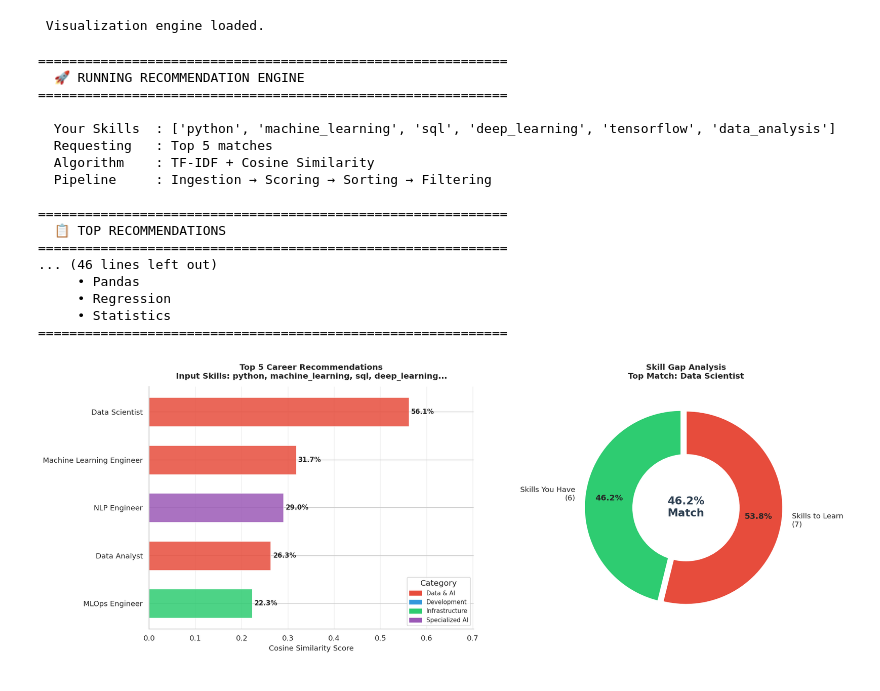
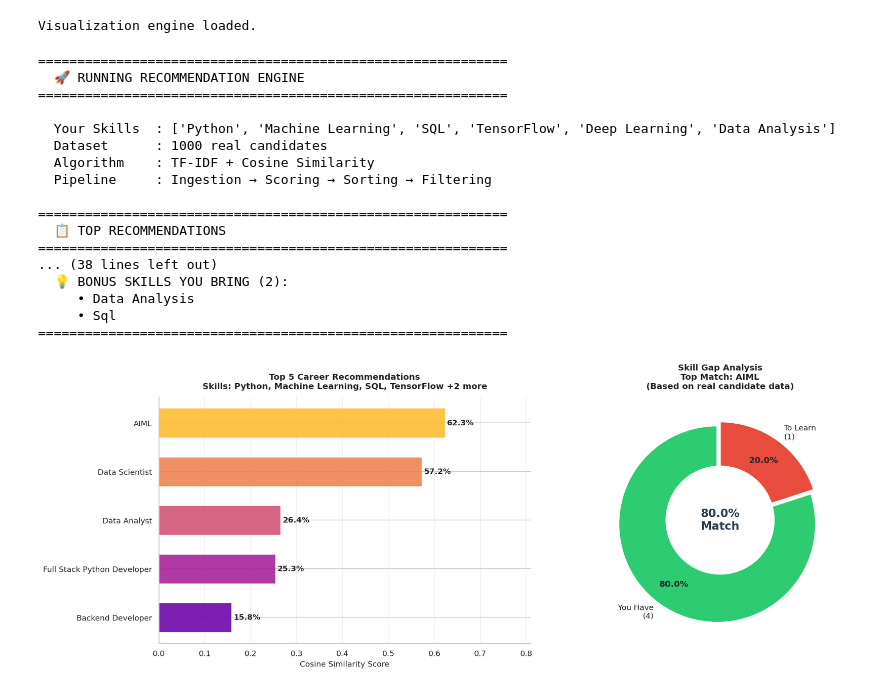
Before and after one commit to kashafkamran/decodelabs-ai-internship, a Jupyter notebook: DecodeLabs_P3_TechStack_Recommender.ipynb, the cells around one changed output. Cells and saved outputs as stored; diff of their text form; code cells hidden in the pictures.

```diff
--- a/DecodeLabs_P3_TechStack_Recommender.ipynb
+++ b/DecodeLabs_P3_TechStack_Recommender.ipynb
@@ -575,78 +614,73 @@ print(" Visualization engine loaded.")
 # %%
 # YOUR FIRST RECOMMENDATION RUN
+# ▶ CHANGE MY_SKILLS TO YOUR OWN SKILLS
+#
+# TIPS:
+#   Skills must match what's in the dataset.
+#   Common skills in dataset:
+#   Python, SQL, Machine Learning, TensorFlow, Deep Learning,
+#   JavaScript, React, HTML, CSS, Node.js, Docker, Kubernetes,
+#   AWS, Linux, Java, Spring, Kotlin, Swift, iOS Development,
+#   Penetration Testing, Figma, UI/UX Design, Agile, Scrum,
+#   Solidity, Blockchain, PHP, Laravel, NLP, Data Analysis
 
-# CHANGE THE SKILLS LIST BELOW TO YOUR OWN SKILLS
-#
-# AVAILABLE SKILLS (copy exactly from this list):
-#   python, sql, machine_learning, deep_learning, tensorflow,
-#   pytorch, data_analysis, statistics, javascript, html, css,
-#   react, nodejs, docker, kubernetes, aws, azure, gcp, linux,
-#   git, java, kotlin, flutter, dart, security, networking,
-#   nlp, computer_vision, opencv, spark, hadoop, etl, airflow,
-#   mongodb, postgresql, rest_api, typescript, figma, excel,
-#   tableau, power_bi, mlops, model_deployment, ci_cd, terraform
-
-# ENTER YOUR SKILLS HERE
 MY_SKILLS = [
-    "python",
-    "machine_learning",
-    "sql",
-    "deep_learning",
-    "tensorflow",
-    "data_analysis",
+    "Python",
+    "Machine Learning",
+    "SQL",
+    "TensorFlow",
+    "Deep Learning",
+    "Data Analysis",
 ]
 
-TOP_N = 5   # How many recommendations to show
+TOP_N = 5
 
 # RUN THE 4-STEP PIPELINE
 print("=" * 60)
 print("  🚀 RUNNING RECOMMENDATION ENGINE")
 print("=" * 60)
 print(f"\n  Your Skills  : {MY_SKILLS}")
-print(f"  Requesting   : Top {TOP_N} matches")
+print(f"  Dataset      : 1000 real candidates")
 print(f"  Algorithm    : TF-IDF + Cosine Similarity")
 print(f"  Pipeline     : Ingestion → Scoring → Sorting → Filtering\n")
 
-# Step 1-4: Get recommendations
 results = get_recommendations(MY_SKILLS, top_n=TOP_N)
 
-# DISPLAY RESULTS TABLE
+# DISPLAY RESULTS
 print("=" * 60)
 print("  📋 TOP RECOMMENDATIONS")
 print("=" * 60)
 
 for rank, (_, row) in enumerate(results.iterrows(), 1):
-    bar_len   = int(row["similarity_score"] * 20)
-    bar_empty = 20 - bar_len
-    bar       = "█" * bar_len + "░" * bar_empty
-    print(f"\n  #{rank}  {row['Job Role']}  [{row['category']}]")
-    print(f"      Match  : [{bar}] {row['match_pct']}")
-    print(f"      Salary : {row['avg_salary']}")
-    print(f"      About  : {row['description']}")
+    bar     = "█" * int(row["similarity_score"] * 20)
+    empty   = "░" * (20 - int(row["similarity_score"] * 20))
+    print(f"\n  #{rank}  {row['job_role']}")
+    print(f"      Match      : [{bar}{empty}] {row['match_pct']}")
+    print(f"      Candidates : {row['candidate_count']} real records")
 
 # SKILL GAP FOR TOP MATCH
-top_role = results.iloc[0]["Job Role"]
+top_role = results.iloc[0]["job_role"]
 gap      = analyze_skill_gap(MY_SKILLS, top_role)
 display_skill_gap(gap)
 
 # VISUALIZE
 visualize_recommendations(results, MY_SKILLS, gap)
 # %% [output]
 ============================================================
   🚀 RUNNING RECOMMENDATION ENGINE
 ============================================================
 
-  Your Skills  : ['python', 'machine_learning', 'sql', 'deep_learning', 'tensorflow', 'data_analysis']
-  Requesting   : Top 5 matches
+  Your Skills  : ['Python', 'Machine Learning', 'SQL', 'TensorFlow', 'Deep Learning', 'Data Analysis']
+  Dataset      : 1000 real candidates
   Algorithm    : TF-IDF + Cosine Similarity
   Pipeline     : Ingestion → Scoring → Sorting → Filtering
 
 ============================================================
   📋 TOP RECOMMENDATIONS
 ============================================================
-... (46 lines left out)
-     • Pandas
-     • Regression
-     • Statistics
+... (38 lines left out)
+  💡 BONUS SKILLS YOU BRING (2):
+     • Data Analysis
+     • Sql
 ============================================================
-[figure, old version]
+[figure, new version]
```
Also changed, not shown: parts of 16 cells of this notebook.
